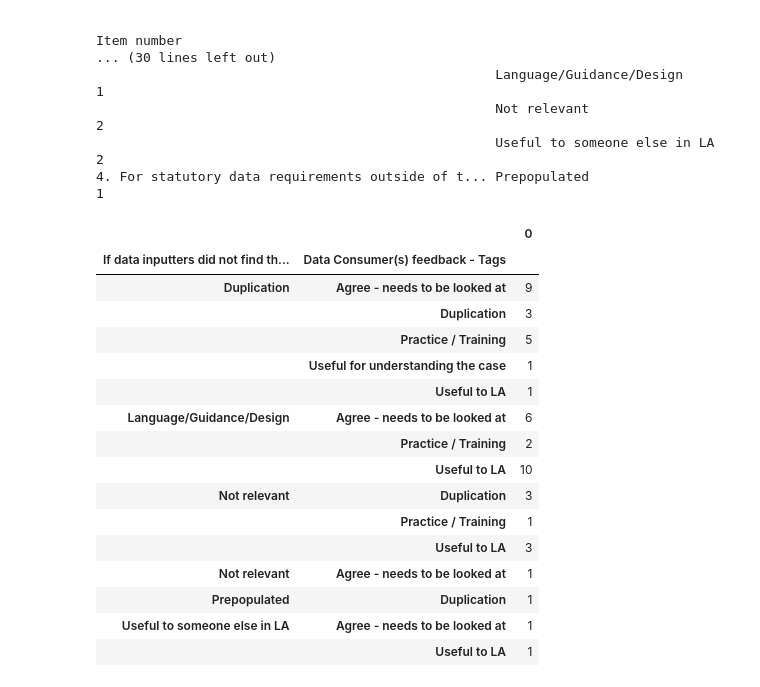
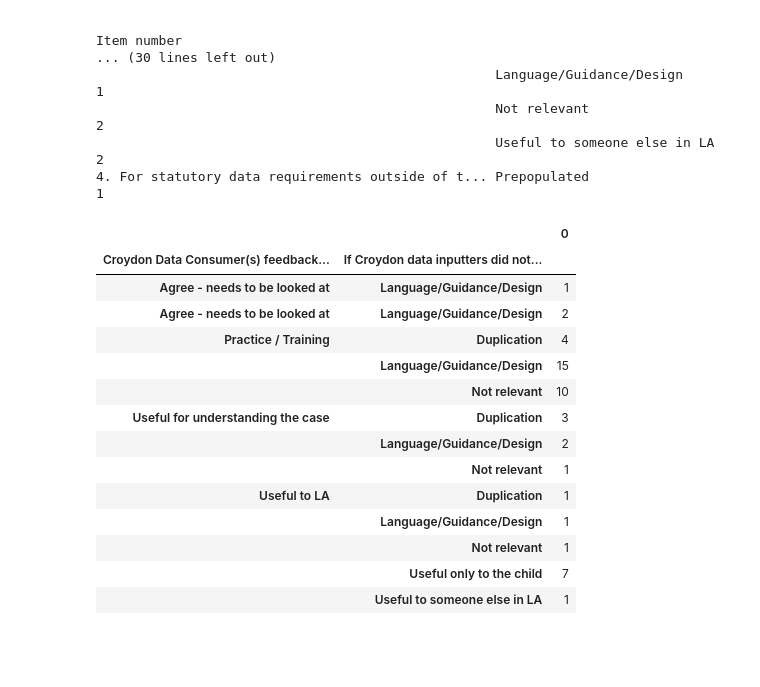
Before and after one commit to data-to-insight/D2I-Jupyter-Notebook-Tools, a Jupyter notebook: p2a_analysis/p2a_round_2.ipynb, the cells around one changed output. Drawn from its saved outputs; the diff is of its cells as text; code cells hidden in the pictures; blank space fills up the shorter version.

```diff
--- a/p2a_analysis/p2a_round_2.ipynb
+++ b/p2a_analysis/p2a_round_2.ipynb
@@ -293,7 +299,7 @@ Croydon Main reason for recording data item        If Croydon data inputters did
 # %%
 prac_cons_croy = df[['If Croydon data inputters did not find the data item useful, why not? - Tags', 'Croydon Data Consumer(s) feedback - Tags']].dropna(thresh=2)
 prac_cons_croy = prac_cons_croy.groupby(
-    ['If Croydon data inputters did not find the data item useful, why not? - Tags', 'Croydon Data Consumer(s) feedback - Tags']
+    ['Croydon Data Consumer(s) feedback - Tags', 'If Croydon data inputters did not find the data item useful, why not? - Tags']
     ).size()
 # prac_cons_croy
 # print(prac_cons_croy.groupby(['Croydon Data Consumer(s) feedback - Tags', 'If Croydon data inputters did not find the data item useful, why not? - Tags']).size())
@@ -301,19 +307,19 @@ prac_cons_croy = prac_cons_croy.groupby(
 
 prac_cons_ess = df[['If data inputters did not find the data item useful, why not? - Tags', 'Data Consumer(s) feedback - Tags']].dropna(thresh=2)
 prac_cons_ess = prac_cons_ess.groupby(
-    ['If data inputters did not find the data item useful, why not? - Tags', 'Data Consumer(s) feedback - Tags']
+    ['Data Consumer(s) feedback - Tags', 'If data inputters did not find the data item useful, why not? - Tags']
     ).size()
 
 
 prac_cons_sutt = df[['If data inputters did not find the data item useful, why not? - Tags.1', 'Data Consumer(s) feedback - Tags.1']].dropna(thresh=2)
 prac_cons_sutt= prac_cons_sutt.groupby(
-    ['If data inputters did not find the data item useful, why not? - Tags.1', 'Data Consumer(s) feedback - Tags.1']
+    ['Data Consumer(s) feedback - Tags.1', 'If data inputters did not find the data item useful, why not? - Tags.1']
     ).size()
 
 
 prac_cons_cam = df[['If data inputters did not find the data item useful, why not? - Tags.2', 'Data Consumer(s) feedback - Tags.2']].dropna(thresh=2)
 prac_cons_cam = prac_cons_cam.groupby(
-    ['If data inputters did not find the data item useful, why not? - Tags.2', 'Data Consumer(s) feedback - Tags.2']
+    ['Data Consumer(s) feedback - Tags.2', 'If data inputters did not find the data item useful, why not? - Tags.2']
     ).size()
 
 
@@ -330,26 +336,26 @@ for k,v in reasons_dict.items():
 # %%
 croy_size = pd.DataFrame(prac_cons_croy)
 croy_ess = pd.DataFrame(prac_cons_ess)
 croy_sutt = pd.DataFrame(prac_cons_sutt)
 croy_cam = pd.DataFrame(prac_cons_cam)
 
+croy_size
+
 
 #total_df = croy_size.merge(croy_ess, how='outer', on='index')#.merge(croy_sutt, how='outer', on='index').merge(croy_cam, how='outer', on='index')
 # %% [output]
 |  |  | 0 |
-| If data inputters did not find th... | Data Consumer(s) feedback - Tags |  |
-| Duplication | Agree - needs to be looked at | 9 |
-|  | Duplication | 3 |
-|  | Practice / Training | 5 |
-|  | Useful for understanding the case | 1 |
-|  | Useful to LA | 1 |
-| Language/Guidance/Design | Agree - needs to be looked at | 6 |
-|  | Practice / Training | 2 |
-|  | Useful to LA | 10 |
-| Not relevant | Duplication | 3 |
-|  | Practice / Training | 1 |
-|  | Useful to LA | 3 |
-| Not relevant | Agree - needs to be looked at | 1 |
-| Prepopulated | Duplication | 1 |
-| Useful to someone else in LA | Agree - needs to be looked at | 1 |
-|  | Useful to LA | 1 |
+| Croydon Data Consumer(s) feedback... | If Croydon data inputters did not... |  |
+| Agree - needs to be looked at | Language/Guidance/Design | 1 |
+| Agree - needs to be looked at | Language/Guidance/Design | 2 |
+| Practice / Training | Duplication | 4 |
+|  | Language/Guidance/Design | 15 |
+|  | Not relevant | 10 |
+| Useful for understanding the case | Duplication | 3 |
+|  | Language/Guidance/Design | 2 |
+|  | Not relevant | 1 |
+| Useful to LA | Duplication | 1 |
+|  | Language/Guidance/Design | 1 |
+|  | Not relevant | 1 |
+|  | Useful only to the child | 7 |
+|  | Useful to someone else in LA | 1 |
```
Also changed, not shown: parts of 9 cells of this notebook, 10 other files.
